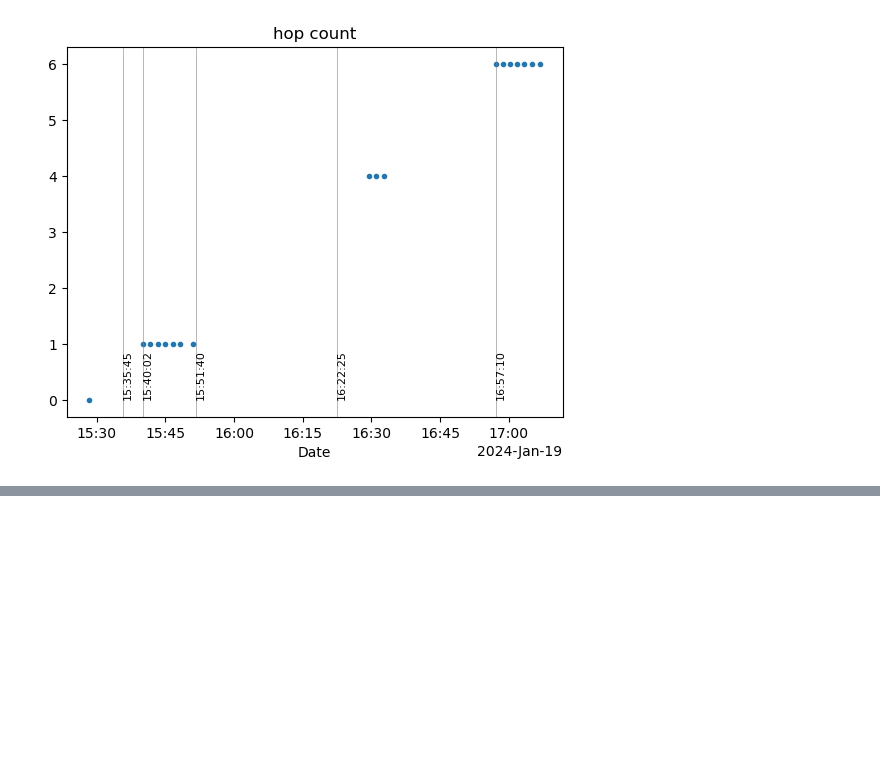
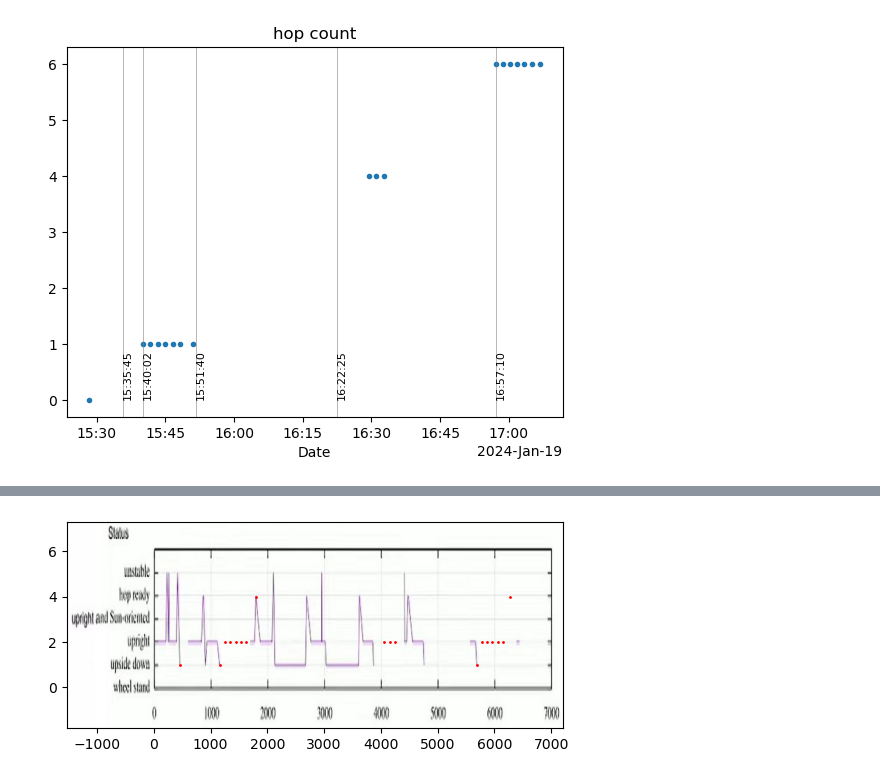
Before and after one commit to tammojan/lev1cw, a Jupyter notebook: lev1_cw_decode.ipynb, the cells around one changed output, grey strips where cells are left out. Saved outputs shown, nothing was run; the diff lists cells and outputs as text; code cells hidden in the pictures; blank space fills up the shorter version.

```diff
--- a/lev1_cw_decode.ipynb
+++ b/lev1_cw_decode.ipynb
@@ -324,0 +349,4 @@ ax.set_xlabel("Date");
+# %%
+bochum_plot = plt.imread("status_plot_bochum.jpg")
+# %%
+msg_times, times, plot_values = read_field("rover status")
@@ -324,0 +357,6 @@ ax.set_xlabel("Date");
+# %%
+fig, ax = plt.subplots()
+ax.imshow(bochum_plot, extent=(-1536, 7200, -1.8, 7.3), aspect=400)
+ax.plot(times, plot_values, 'r.', markersize=2);
+# %% [output]
+[figure, added]
```
Also changed, not shown: parts of 7 cells of this notebook, 2 other files.
